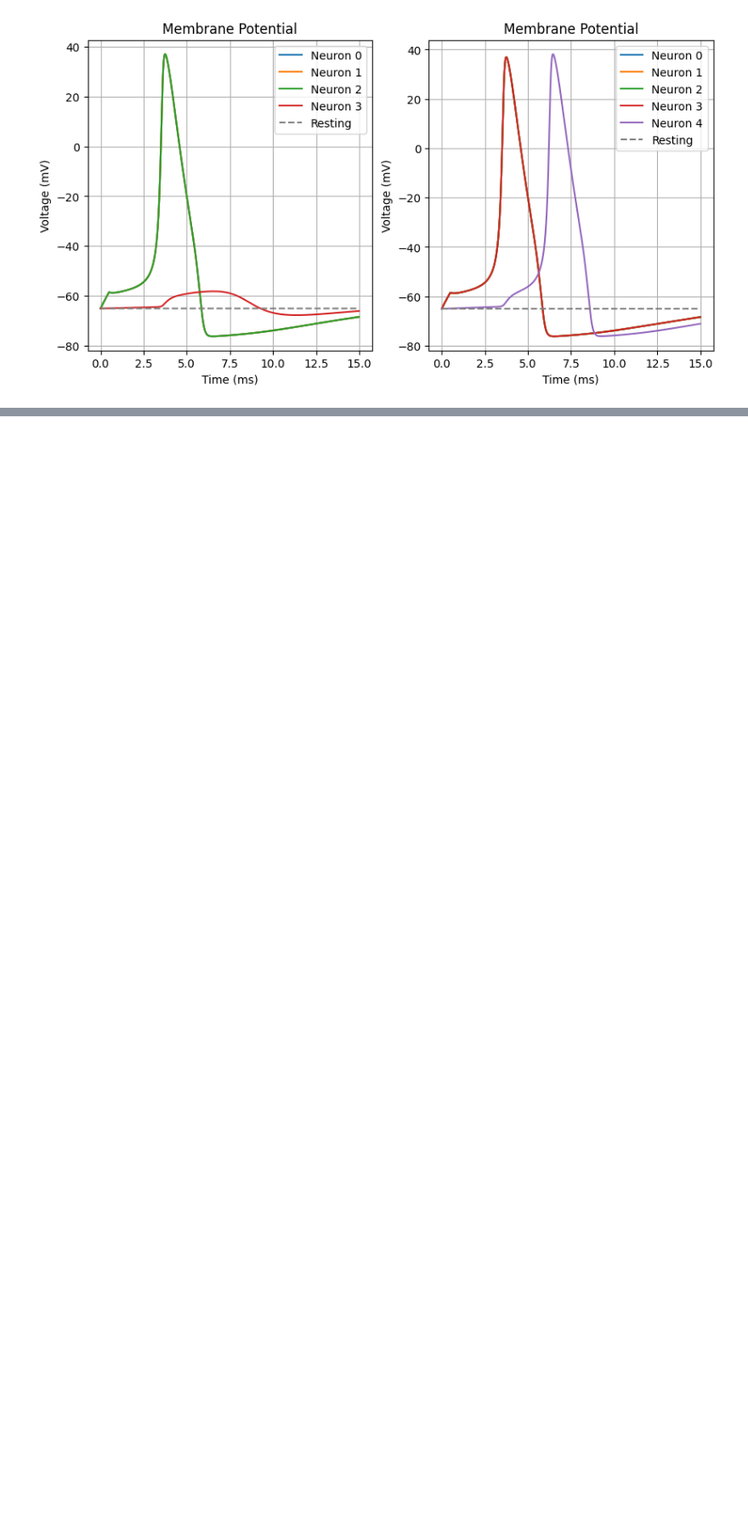
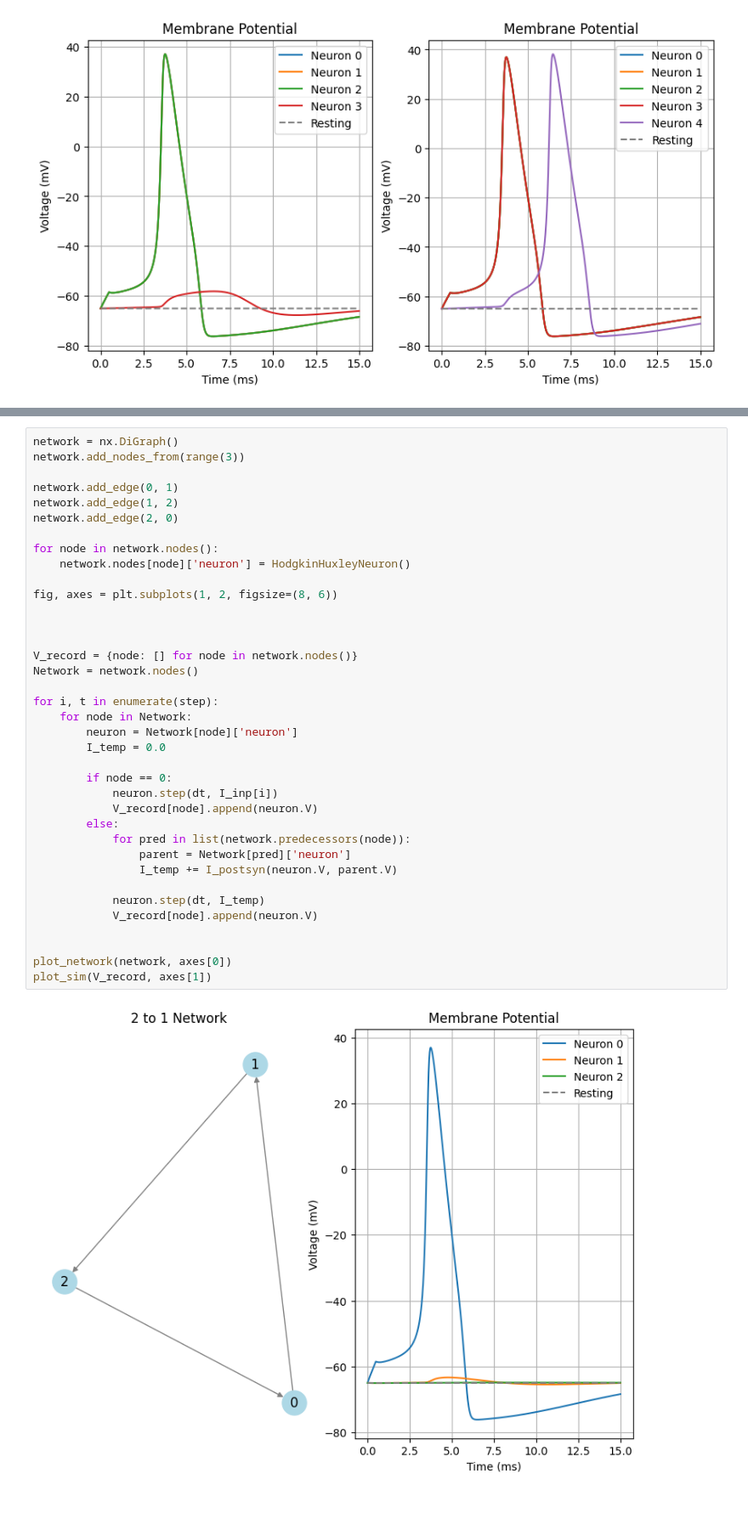
Before and after one commit to ZhuonengBao/Computational-Science-Project, a Jupyter notebook: notebooks/understanding_hodkin-huxley.ipynb, the cells around one changed output, grey strips where cells are left out. Shown at 85% size. Saved outputs shown, nothing was run; the diff lists cells and outputs as text; blank space fills up the shorter version.

```diff
--- a/notebooks/understanding_hodkin-huxley.ipynb
+++ b/notebooks/understanding_hodkin-huxley.ipynb
@@ -210,2 +212,41 @@ plot_sim(VsB, axes[1])
+# %%
+network = nx.DiGraph()
+network.add_nodes_from(range(3))
+
+network.add_edge(0, 1)
+network.add_edge(1, 2)
+network.add_edge(2, 0)
+
+for node in network.nodes():
+    network.nodes[node]['neuron'] = HodgkinHuxleyNeuron()
+
+fig, axes = plt.subplots(1, 2, figsize=(8, 6))
+
+
+
+V_record = {node: [] for node in network.nodes()}
+Network = network.nodes()
+
+for i, t in enumerate(step):
+    for node in Network:
+        neuron = Network[node]['neuron']
+        I_temp = 0.0
+
+        if node == 0:
+            neuron.step(dt, I_inp[i])
+            V_record[node].append(neuron.V)
+        else:
+            for pred in list(network.predecessors(node)):
+                parent = Network[pred]['neuron']
+                I_temp += I_postsyn(neuron.V, parent.V)
+
+            neuron.step(dt, I_temp)
+            V_record[node].append(neuron.V)
+
+
+plot_network(network, axes[0])
+plot_sim(V_record, axes[1])
+# %% [output]
+[figure, added]
 # %% [markdown]
 ##
```
Also changed, not shown: parts of 1 cell of this notebook, 1 other file.
